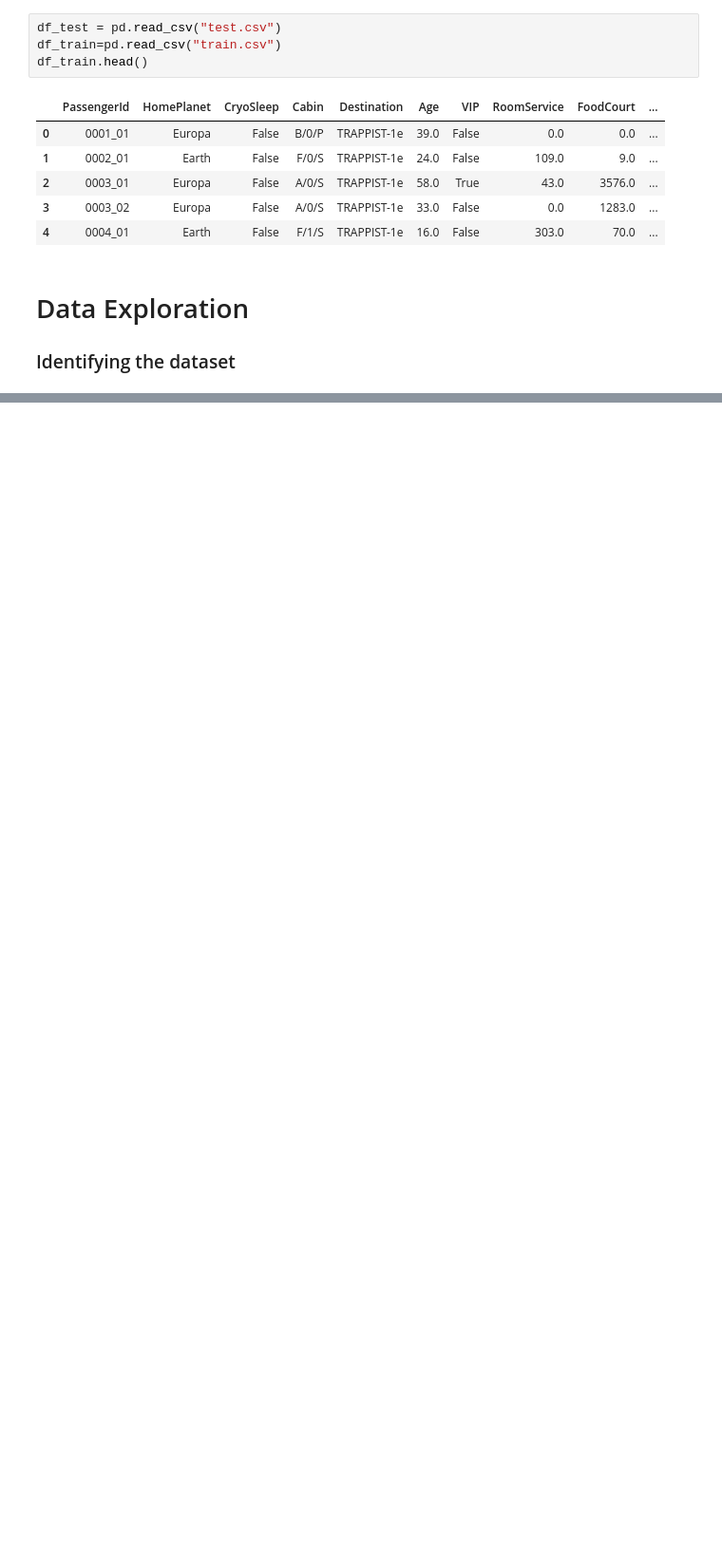
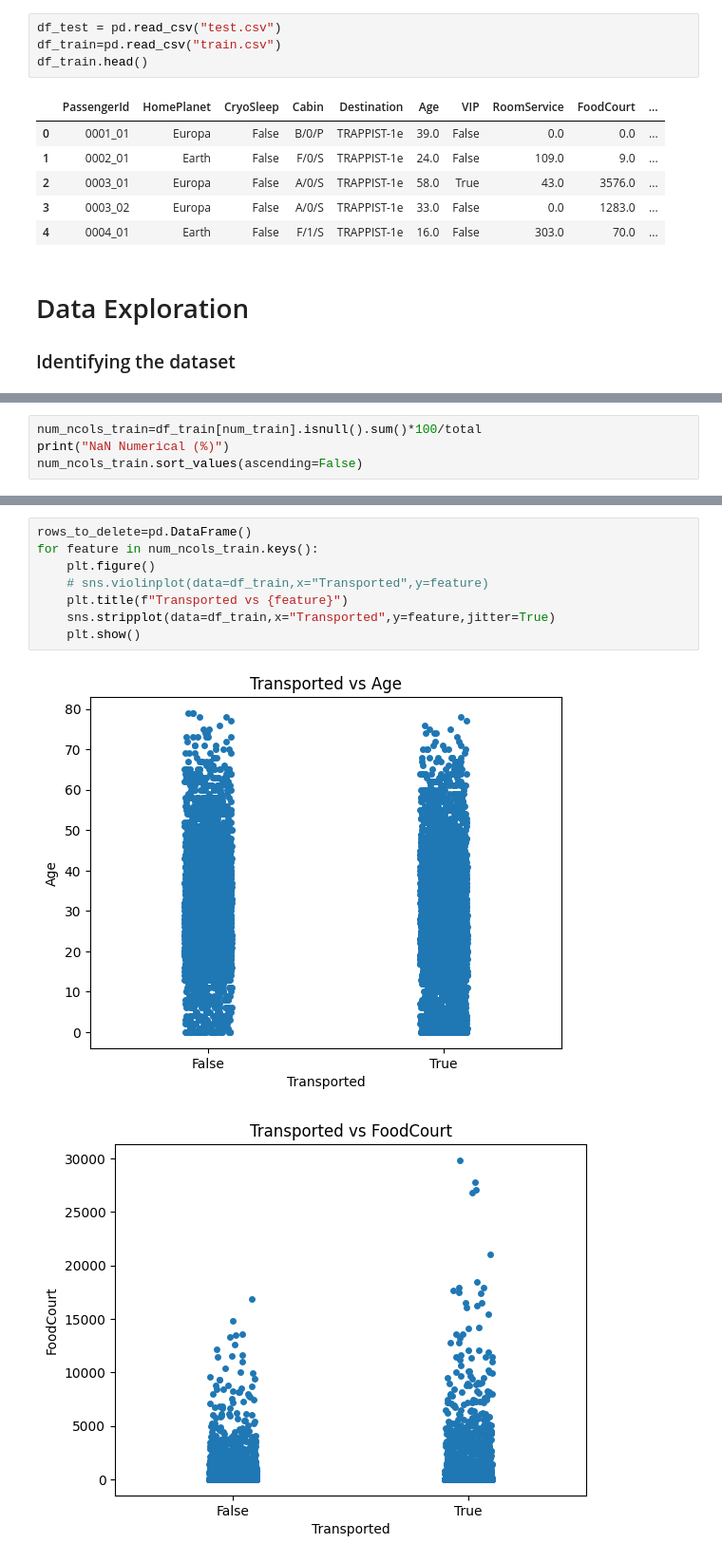
Before and after one commit to santiagokdena/ML, a Jupyter notebook: Kaggle/Spaceship-Titanic/spaceshiptitanic_template.ipynb, the cells around one changed output, grey strips where cells are left out. Shown at 95% size. Saved outputs shown, nothing was run; the diff lists cells and outputs as text; blank space fills up the shorter version.

```diff
--- a/Kaggle/Spaceship-Titanic/spaceshiptitanic_template.ipynb
+++ b/Kaggle/Spaceship-Titanic/spaceshiptitanic_template.ipynb
@@ -111,0 +60,4 @@ Counter({'FP': 1438,
+# %%
+num_ncols_train=df_train[num_train].isnull().sum()*100/total
+print("NaN Numerical (%)")
+num_ncols_train.sort_values(ascending=False)
@@ -111,0 +77,11 @@ Counter({'FP': 1438,
+# %%
+rows_to_delete=pd.DataFrame()
+for feature in num_ncols_train.keys():
+    plt.figure()
+    # sns.violinplot(data=df_train,x="Transported",y=feature)
+    plt.title(f"Transported vs {feature}")
+    sns.stripplot(data=df_train,x="Transported",y=feature,jitter=True)
+    plt.show()
+# %% [output]
+[figure, added]
+[figure, added]
```
Also changed, not shown: parts of 70 cells of this notebook, 2 other files.
